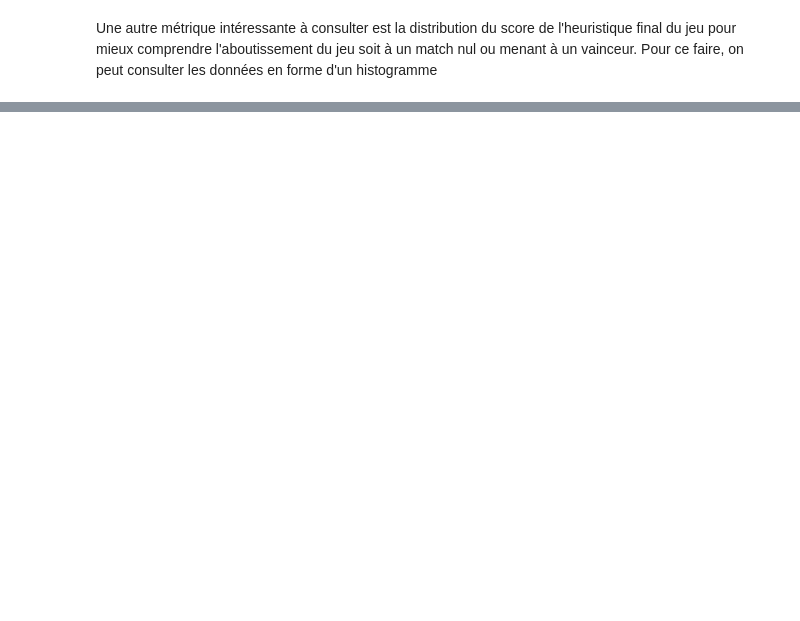
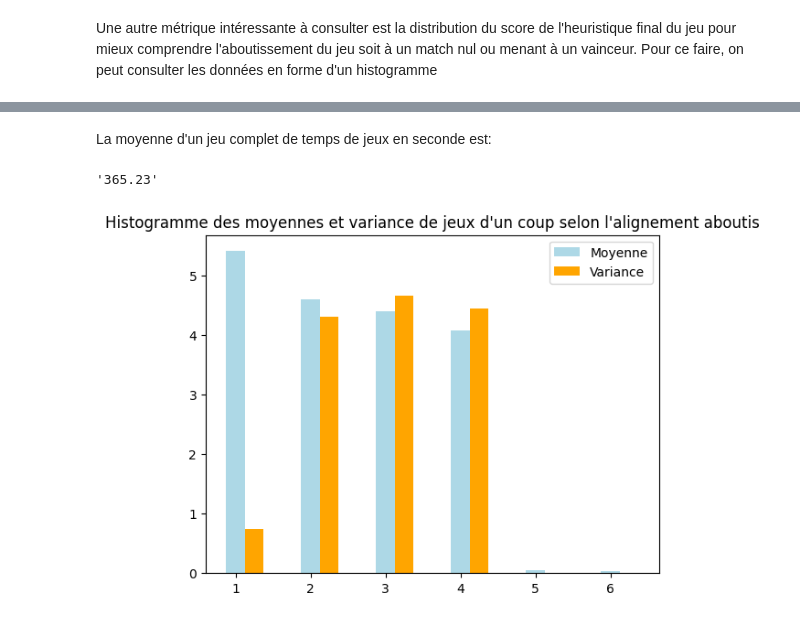
Before and after one commit to The-Faust/IFT-2003-1, a Jupyter notebook: analysis/performance_analysis.ipynb, the cells around one changed output, grey strips where cells are left out. Cells and saved outputs as stored; diff of their text form; code cells hidden in the pictures; blank space fills up the shorter version.

Commit message:
add analysis for depth 5 timelimit 5

```diff
--- a/analysis/performance_analysis.ipynb
+++ b/analysis/performance_analysis.ipynb
@@ -128,0 +100,16 @@ plt.show()
+# %%
+game_times = []
+score_heuristique_finaux = []
+for i in range(1, 21):
+    game_dataframe = pd.read_csv('./board_11X11/depth_5_timelimit_5/game{0}.csv'.format(i))
+
+    if (game_dataframe.iloc[-1]["score_heuristique"] != 0):
+        score_heuristique_finaux.append(abs(game_dataframe.iloc[-1]["score_heuristique"]))
+        score_heuristique_finaux.append(abs(game_dataframe.iloc[-2]["score_heuristique"]))
+    else:
+        score_heuristique_finaux.append(0)
+
+    game_time = game_dataframe["duree_tour"].sum()
+    game_times.append(game_time)
+
+    print("Game {0} : {1}s".format(i, format(game_time, ".2f")))
@@ -128,0 +137,33 @@ plt.show()
+# %% [markdown]
+La moyenne d'un jeu complet de temps de jeux en seconde est:
+# %%
+format(np.mean(game_times), ".2f")
+# %% [output]
+'365.23'
+# %%
+alignement_data = {}
+
+for i in range(1, 21):
+    game_dataframe = pd.read_csv('./board_11X11/depth_5_timelimit_5/game{0}.csv'.format(i))
+
+    for index, row in game_dataframe.iterrows():
+        if(not row["allignement_plus_long"] in alignement_data):
+            alignement_data[row["allignement_plus_long"]] = []
+
+        alignement_data[row["allignement_plus_long"]].append(row["duree_tour"])
+
+alignement_means = []
+alignement_variances = []
+
+for key in alignement_data.keys():
+    alignement_means.append(np.mean(alignement_data[key]))
+    alignement_variances.append(np.var(alignement_data[key]))
+
+shifted_pos = list(map(lambda x:x+0.25, alignement_data.keys()))
+plt.bar(list(alignement_data.keys()), alignement_means, color='lightblue', label='Moyenne', width=0.25)
+plt.bar(shifted_pos, alignement_variances, color='orange', label='Variance', width=0.25)
+plt.title("Histogramme des moyennes et variance de jeux d'un coup selon l'alignement aboutis")
+plt.legend()
+plt.show()
+# %% [output]
+[figure, added]
```
Also changed, not shown: parts of 9 cells of this notebook, 2 other files.
